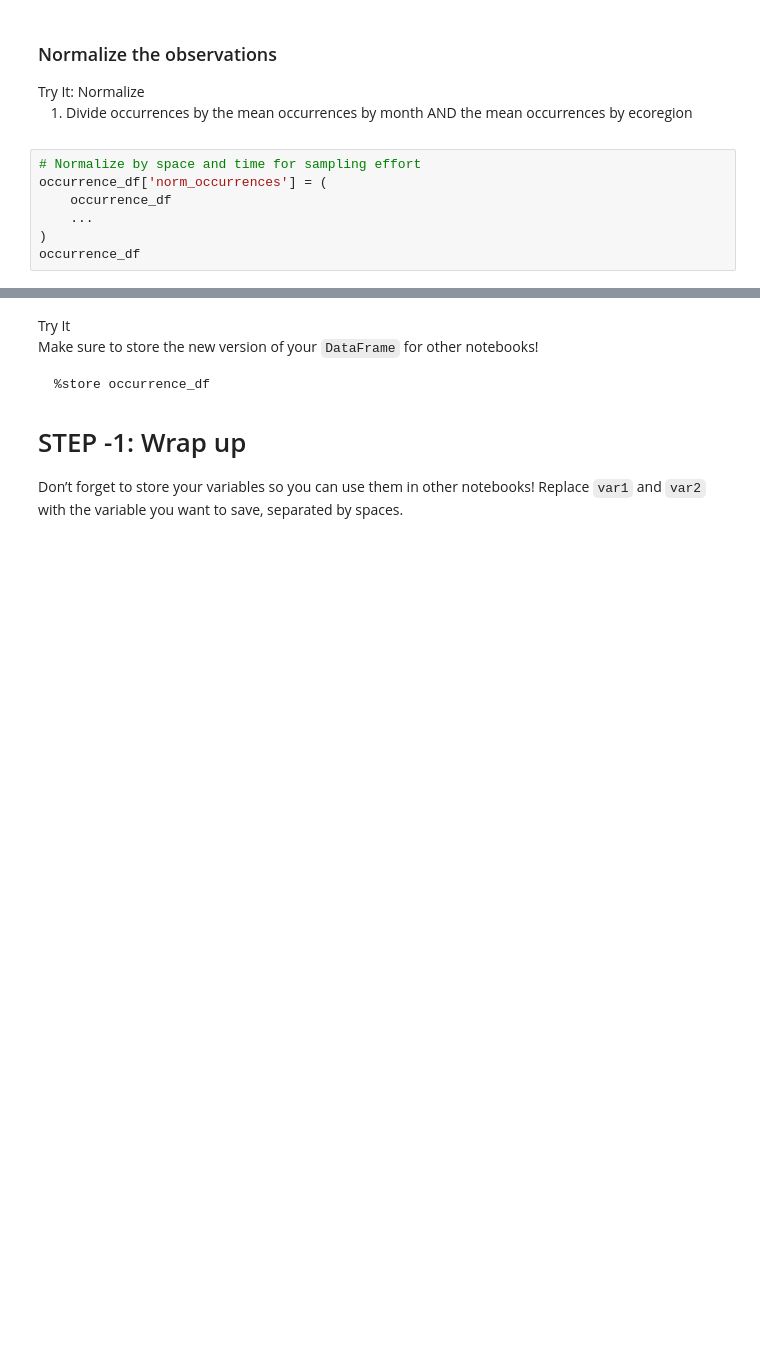
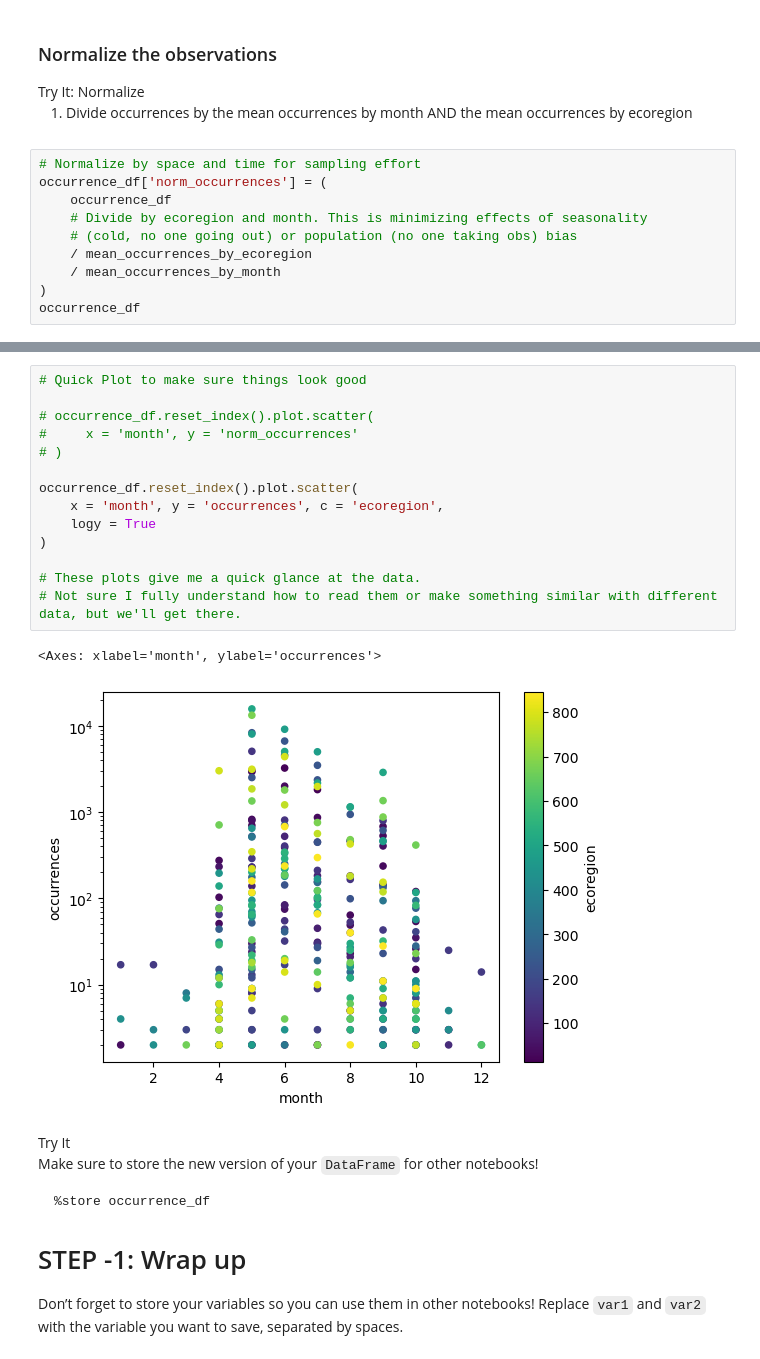
Before and after one commit to earthlab-education/02-migration-rainihelmstadter, a Jupyter notebook: notebooks/migration-32-normalize.ipynb, the cells around one changed output, grey strips where cells are left out. Drawn from its saved outputs; the diff is of its cells as text; blank space fills up the shorter version.

```diff
--- a/notebooks/migration-32-normalize.ipynb
+++ b/notebooks/migration-32-normalize.ipynb
@@ -121,6 +113,9 @@ occurrences by ecoregion</li>
 # Normalize by space and time for sampling effort
 occurrence_df['norm_occurrences'] = (
     occurrence_df
-    ...
+    # Divide by ecoregion and month. This is minimizing effects of seasonality
+    # (cold, no one going out) or population (no one taking obs) bias
+    / mean_occurrences_by_ecoregion
+    / mean_occurrences_by_month
 )
 occurrence_df
@@ -127,3 +137,20 @@ occurrence_df
+# %%
+# Quick Plot to make sure things look good
+
+# occurrence_df.reset_index().plot.scatter(
+#     x = 'month', y = 'norm_occurrences'
+# )
+
+occurrence_df.reset_index().plot.scatter(
+    x = 'month', y = 'occurrences', c = 'ecoregion',
+    logy = True
+)
+
+# These plots give me a quick glance at the data.
+# Not sure I fully understand how to read them or make something similar with different data, but we'll get there.
+# %% [output]
+<Axes: xlabel='month', ylabel='occurrences'>
+[figure, added]
 # %% [markdown]
 <link rel="stylesheet" type="text/css" href="./assets/styles.css"><div class="callout callout-style-default callout-titled callout-task"><div class="callout-header"><div class="callout-icon-container"><i class="callout-icon"></i></div><div class="callout-title-container flex-fill">Try It</div></div><div class="callout-body-container callout-body"><p>Make sure to store the new version of your <code>DataFrame</code> for
 other notebooks!</p>
```
Also changed, not shown: parts of 4 cells of this notebook.
